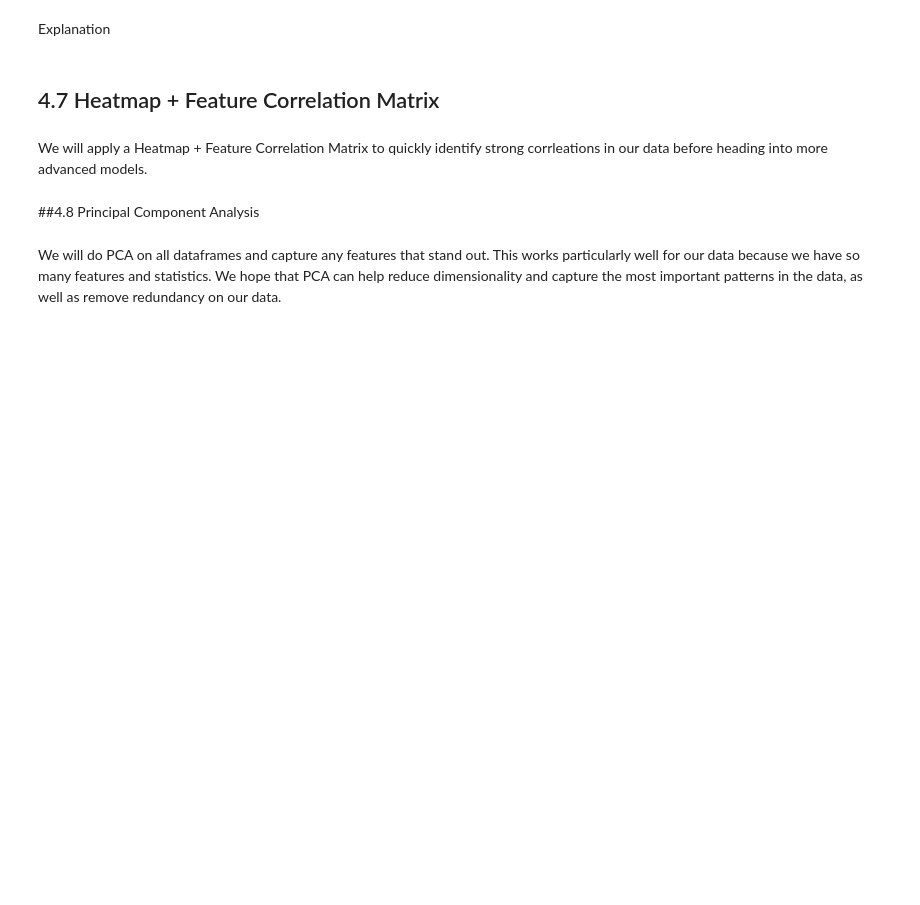
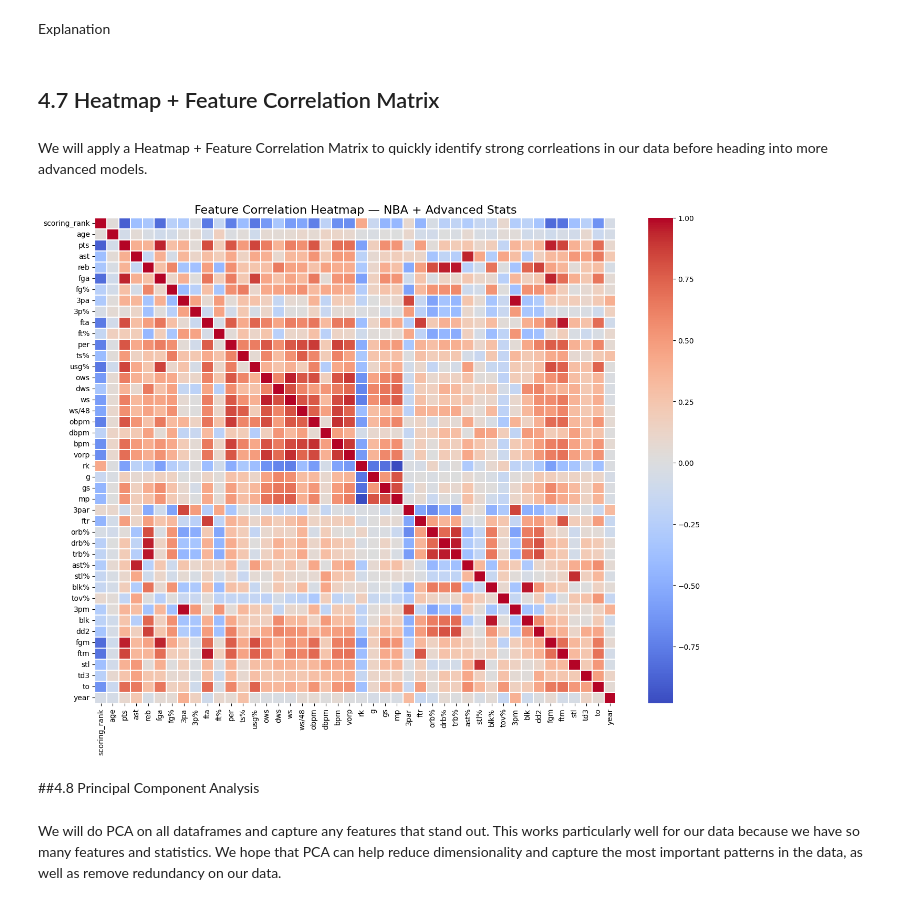
Before and after one commit to BennettHilck12/DraftEdge, a Jupyter notebook: DraftEdge.ipynb, the cells around one changed output. Drawn from its saved outputs; the diff is of its cells as text; code cells hidden in the pictures; blank space fills up the shorter version.

```diff
--- a/DraftEdge.ipynb
+++ b/DraftEdge.ipynb
@@ -456,15 +375,8 @@ We can see that although ncaa_df ranges from 2008 - 2025, combine_df only ranges
 # %% [markdown]
 ### 3.1.1 Normalizing Column Names
 # %%
-for df in [combine_df, ncaa_df, draft_df, nba_br_df, nba_espn_df, advanced_df]:
+for df in [combine_df, ncaa_df, draft_df, nba_df, advanced_df]:
     df.columns = df.columns.str.lower()
-# %%
-combine_df = combine_df.rename(columns={
-    'season': 'year',
-    'player_name': 'player'
-})
-# %%
-ncaa_df = ncaa_df.rename(columns={'team': 'college'})
 # %% [markdown]
 ### 3.1.2 Normalizing Column Datatypes
 # %% [markdown]
@@ -474,7 +386,7 @@ Next, we want to normalize our columns and dtypes across dataframes so that we a
 # %% [markdown]
 Let us only include the years where the all the data overlap.
 # %%
-dfs = [combine_df, ncaa_df, nba_espn_df, nba_br_df, advanced_df]
+dfs = [combine_df, ncaa_df, nba_df, advanced_df]
 
 #Find intersection year range
 intersection_min = max(df["year"].min() for df in dfs)
@@ -483,8 +395,7 @@ intersection_max = min(df["year"].max() for df in dfs)
 #Filter out each data frame
 combine_df   = combine_df[(combine_df["year"] >= intersection_min) & (combine_df["year"] <= intersection_max)]
 ncaa_df      = ncaa_df[(ncaa_df["year"] >= intersection_min) & (ncaa_df["year"] <= intersection_max)]
-nba_espn_df  = nba_espn_df[(nba_espn_df["year"] >= intersection_min) & (nba_espn_df["year"] <= intersection_max)]
-nba_br_df    = nba_br_df[(nba_br_df["year"] >= intersection_min) & (nba_br_df["year"] <= intersection_max)]
+nba_df    = nba_df[(nba_df["year"] >= intersection_min) & (nba_df["year"] <= intersection_max)]
 advanced_df  = advanced_df[(advanced_df["year"] >= intersection_min) & (advanced_df["year"] <= intersection_max)]
 
 intersection_min, intersection_max
@@ -847,6 +736,21 @@ Explanation
 ## 4.7 Heatmap + Feature Correlation Matrix
 # %% [markdown]
 We will apply a Heatmap + Feature Correlation Matrix to quickly identify strong corrleations in our data before heading into more advanced models.
+# %%
+# Use only numeric columns for correlation
+numeric_df = nba_adv_df.select_dtypes(include=["number"])
+
+plt.figure(figsize=(16, 12))
+sns.heatmap(
+    numeric_df.corr(),
+    annot=False,
+    cmap="coolwarm",
+    linewidths=0.3
+)
+plt.title("Feature Correlation Heatmap — NBA + Advanced Stats", fontsize=16)
+plt.show()
+# %% [output]
+[figure, added]
 # %% [markdown]
 ##4.8 Principal Component Analysis
 # %% [markdown]
```
Also changed, not shown: parts of 31 cells of this notebook.
